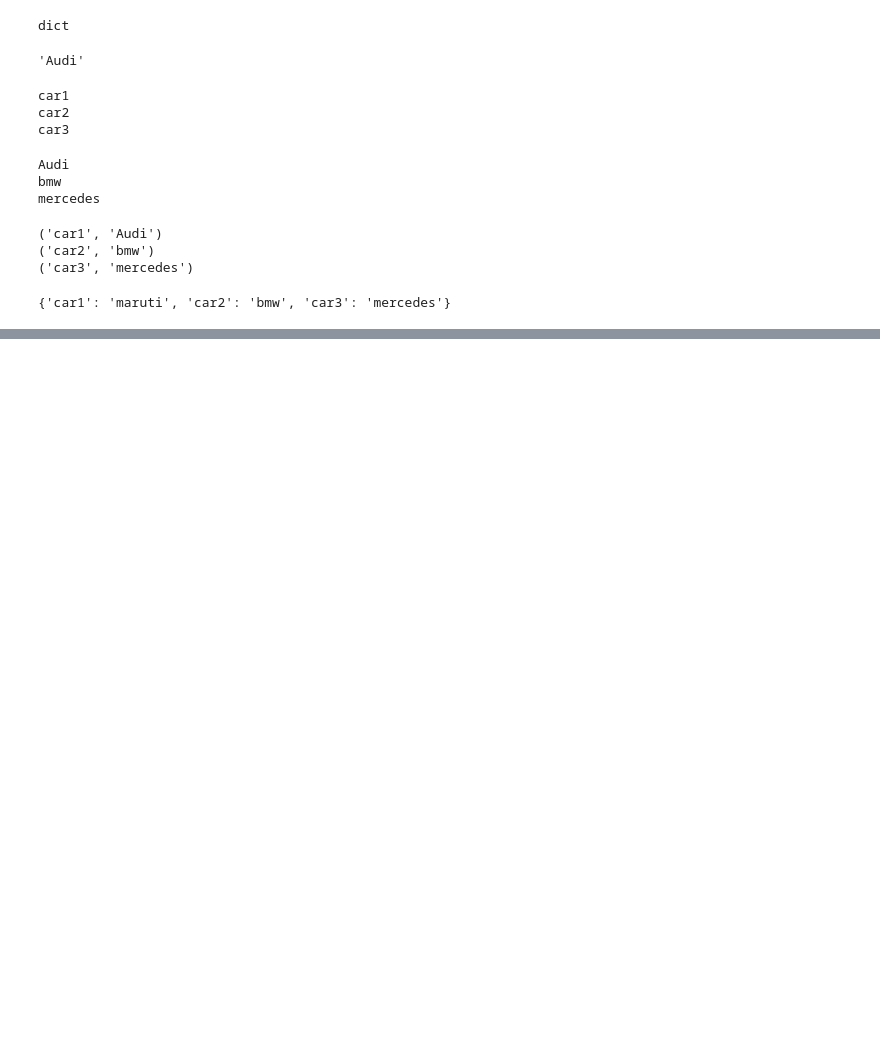
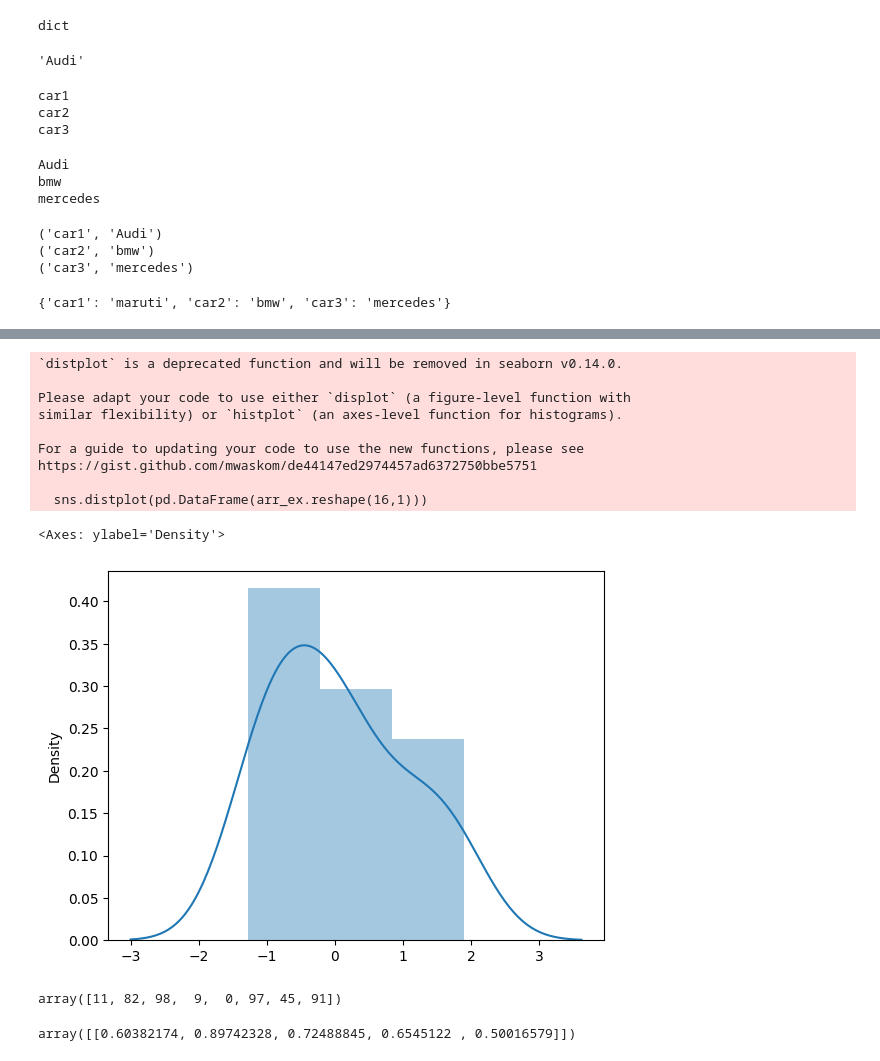
Before and after one commit to Aaryan-1304/Python-ML, a Jupyter notebook: PythonBasics.ipynb, the cells around one changed output, grey strips where cells are left out. Cells and saved outputs as stored; diff of their text form; code cells hidden in the pictures; blank space fills up the shorter version.

```diff
--- a/PythonBasics.ipynb
+++ b/PythonBasics.ipynb
@@ -188,0 +405,2 @@ my_dict
+# %%
+arr_ex = np.random.randn(4,4)
@@ -188,0 +439,22 @@ my_dict
+# %%
+sns.distplot(pd.DataFrame(arr_ex.reshape(16,1)))
+# %% [output]
+`distplot` is a deprecated function and will be removed in seaborn v0.14.0.
+
+Please adapt your code to use either `displot` (a figure-level function with
+similar flexibility) or `histplot` (an axes-level function for histograms).
+
+For a guide to updating your code to use the new functions, please see
+https://gist.github.com/mwaskom/de44147ed2974457ad6372750bbe5751
+
+  sns.distplot(pd.DataFrame(arr_ex.reshape(16,1)))
+<Axes: ylabel='Density'>
+[figure, added]
+# %%
+np.random.randint(0,100,8)
+# %% [output]
+array([11, 82, 98,  9,  0, 97, 45, 91])
+# %%
+np.random.random_sample((1,5))
+# %% [output]
+array([[0.60382174, 0.89742328, 0.72488845, 0.6545122 , 0.50016579]])
```
Also changed, not shown: parts of 83 cells of this notebook, 2 other files.
